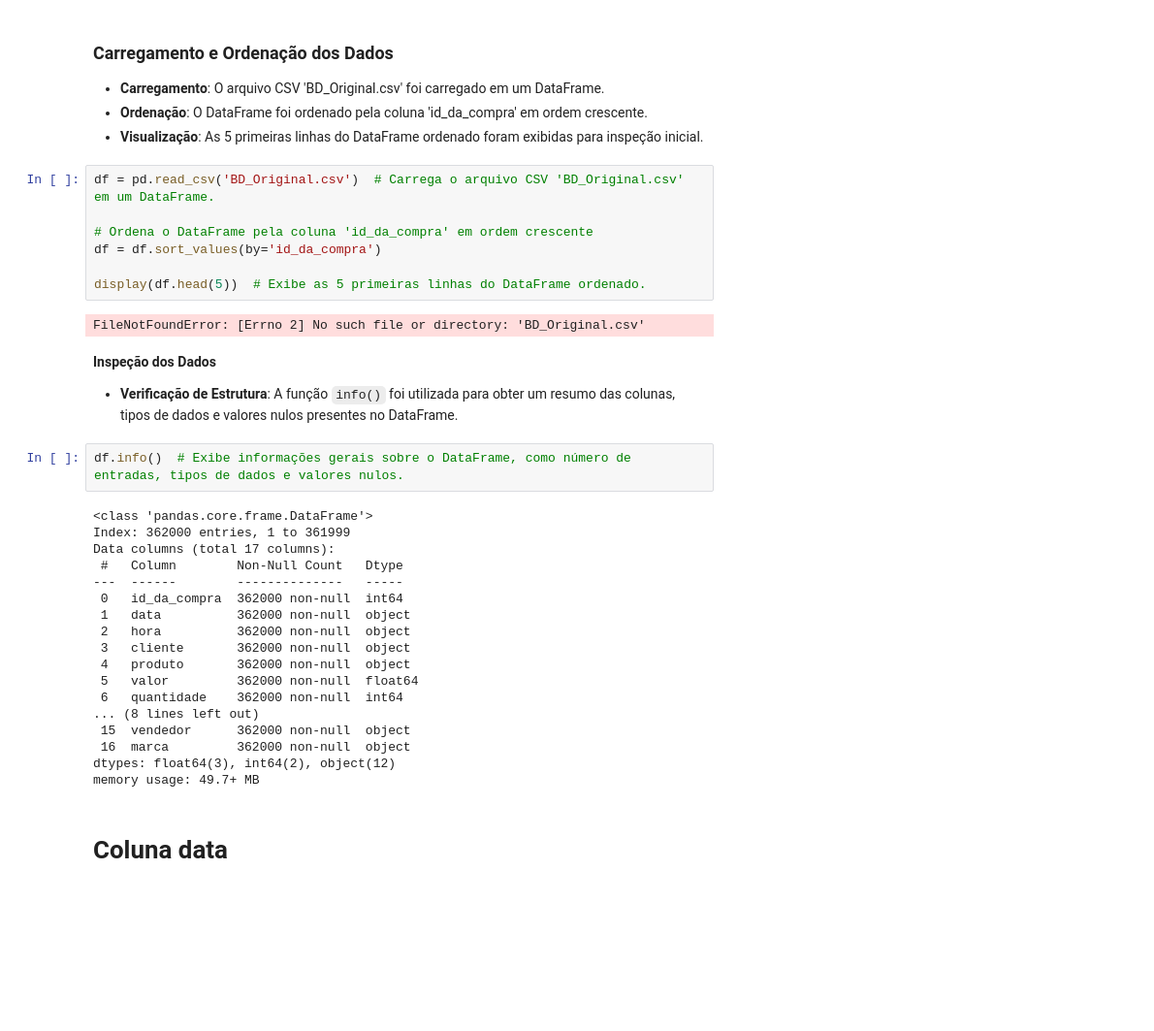
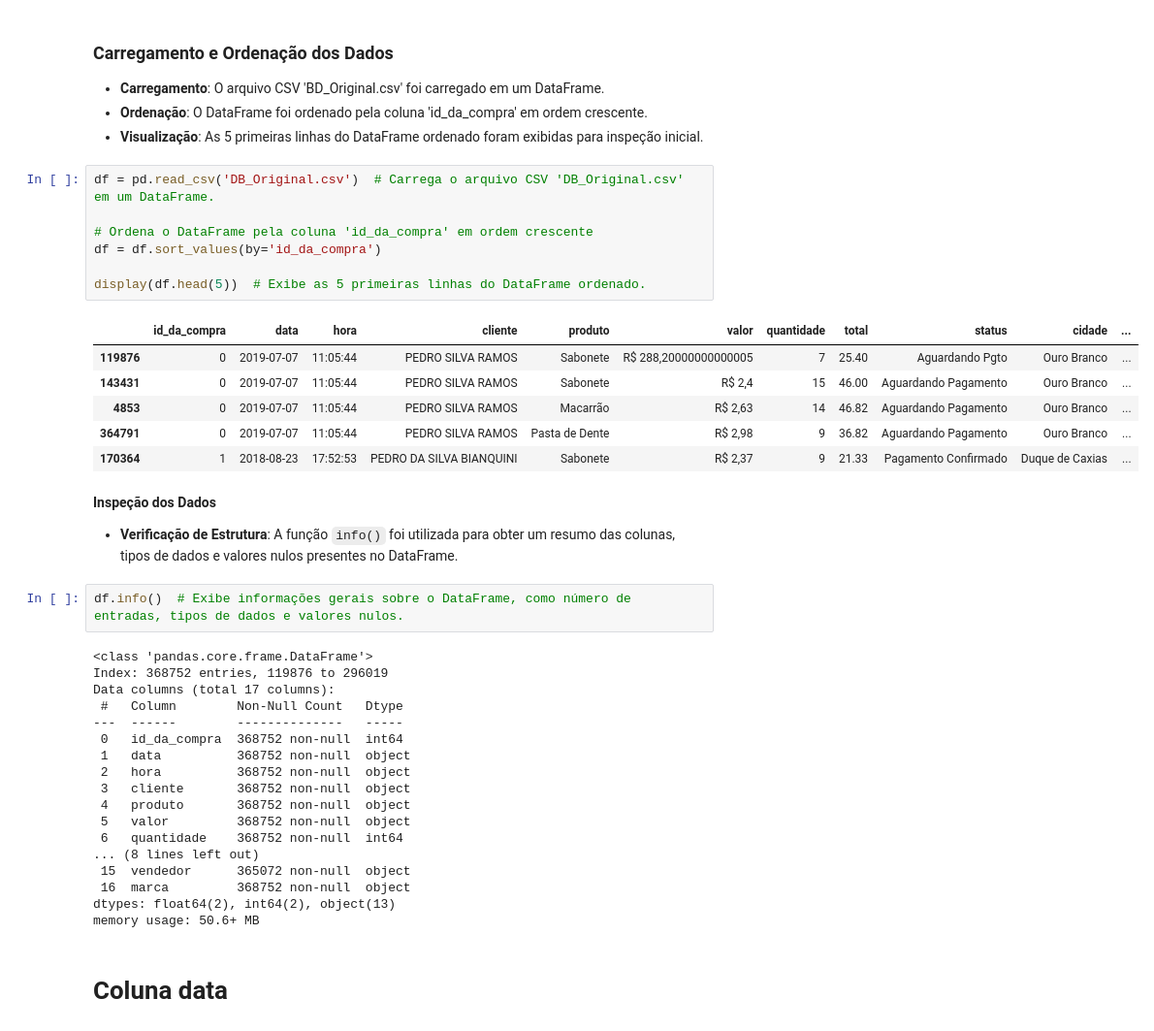
Before and after one commit to RafaelLPort/Limpeza_de_Dados, a Jupyter notebook: Limpeza.ipynb, the cells around one changed output. Shown: that part at 97% size. Drawn from its saved outputs; the diff is of its cells as text; blank space fills up the shorter version.

```diff
--- a/Limpeza.ipynb
+++ b/Limpeza.ipynb
@@ -21,14 +21,19 @@ import seaborn as sns  # Para visualização de dados.
 - **Ordenação**: O DataFrame foi ordenado pela coluna 'id_da_compra' em ordem crescente.
 - **Visualização**: As 5 primeiras linhas do DataFrame ordenado foram exibidas para inspeção inicial.
 # %%
-df = pd.read_csv('BD_Original.csv')  # Carrega o arquivo CSV 'BD_Original.csv' em um DataFrame.
+df = pd.read_csv('DB_Original.csv')  # Carrega o arquivo CSV 'DB_Original.csv' em um DataFrame.
 
 # Ordena o DataFrame pela coluna 'id_da_compra' em ordem crescente
 df = df.sort_values(by='id_da_compra')
 
 display(df.head(5))  # Exibe as 5 primeiras linhas do DataFrame ordenado.
 # %% [output]
-FileNotFoundError: [Errno 2] No such file or directory: 'BD_Original.csv'
+|  | id_da_compra | data | hora | cliente | produto | valor | quantidade | total | status | cidade | ... |
+| 119876 | 0 | 2019-07-07 | 11:05:44 | PEDRO SILVA RAMOS | Sabonete | R$ 288,20000000000005 | 7 | 25.40 | Aguardando Pgto | Ouro Branco | ... |
+| 143431 | 0 | 2019-07-07 | 11:05:44 | PEDRO SILVA RAMOS | Sabonete | R$ 2,4 | 15 | 46.00 | Aguardando Pagamento | Ouro Branco | ... |
+| 4853 | 0 | 2019-07-07 | 11:05:44 | PEDRO SILVA RAMOS | Macarrão | R$ 2,63 | 14 | 46.82 | Aguardando Pagamento | Ouro Branco | ... |
+| 364791 | 0 | 2019-07-07 | 11:05:44 | PEDRO SILVA RAMOS | Pasta de Dente | R$ 2,98 | 9 | 36.82 | Aguardando Pagamento | Ouro Branco | ... |
+| 170364 | 1 | 2018-08-23 | 17:52:53 | PEDRO DA SILVA BIANQUINI | Sabonete | R$ 2,37 | 9 | 21.33 | Pagamento Confirmado | Duque de Caxias | ... |
 # %% [markdown]
 __Inspeção dos Dados__
 
@@ -37,22 +42,22 @@ __Inspeção dos Dados__
 df.info()  # Exibe informações gerais sobre o DataFrame, como número de entradas, tipos de dados e valores nulos.
 # %% [output]
 <class 'pandas.core.frame.DataFrame'>
-Index: 362000 entries, 1 to 361999
+Index: 368752 entries, 119876 to 296019
 Data columns (total 17 columns):
  #   Column        Non-Null Count   Dtype
 ---  ------        --------------   -----
- 0   id_da_compra  362000 non-null  int64
- 1   data          362000 non-null  object
- 2   hora          362000 non-null  object
- 3   cliente       362000 non-null  object
- 4   produto       362000 non-null  object
- 5   valor         362000 non-null  float64
- 6   quantidade    362000 non-null  int64
+ 0   id_da_compra  368752 non-null  int64
+ 1   data          368752 non-null  object
+ 2   hora          368752 non-null  object
+ 3   cliente       368752 non-null  object
+ 4   produto       368752 non-null  object
+ 5   valor         368752 non-null  object
+ 6   quantidade    368752 non-null  int64
 ... (8 lines left out)
- 15  vendedor      362000 non-null  object
- 16  marca         362000 non-null  object
-dtypes: float64(3), int64(2), object(12)
-memory usage: 49.7+ MB
+ 15  vendedor      365072 non-null  object
+ 16  marca         368752 non-null  object
+dtypes: float64(2), int64(2), object(13)
+memory usage: 50.6+ MB
 # %% [markdown]
 # Coluna data
 # %% [markdown]
```
Also changed, not shown: parts of 9 cells of this notebook.
